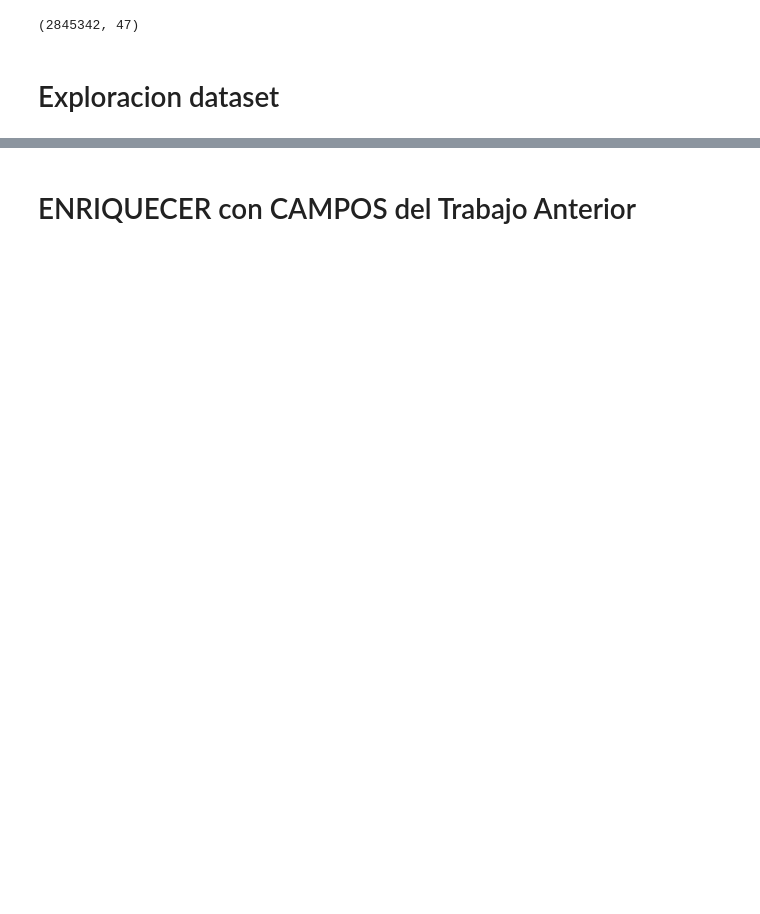
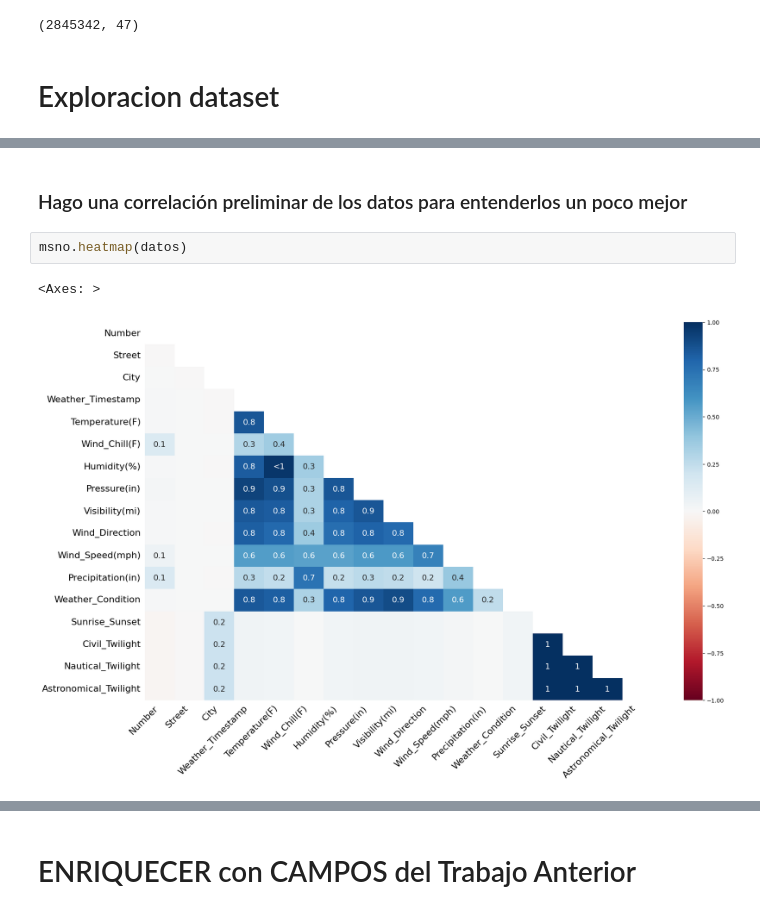
Before and after one commit to EWECORP/DScience_41870, a Jupyter notebook: Data_Wrangling_Eduardo_Ettlin.ipynb, the cells around one changed output, grey strips where cells are left out. Drawn from its saved outputs; the diff is of its cells as text; blank space fills up the shorter version.

```diff
--- a/Data_Wrangling_Eduardo_Ettlin.ipynb
+++ b/Data_Wrangling_Eduardo_Ettlin.ipynb
@@ -78,0 +156,7 @@ memory usage: 773.4+ MB
+# %% [markdown]
+### Hago una correlación preliminar de los datos para entenderlos un poco mejor
+# %%
+msno.heatmap(datos)
+# %% [output]
+<Axes: >
+[figure, added]
```
Also changed, not shown: parts of 77 cells of this notebook.
